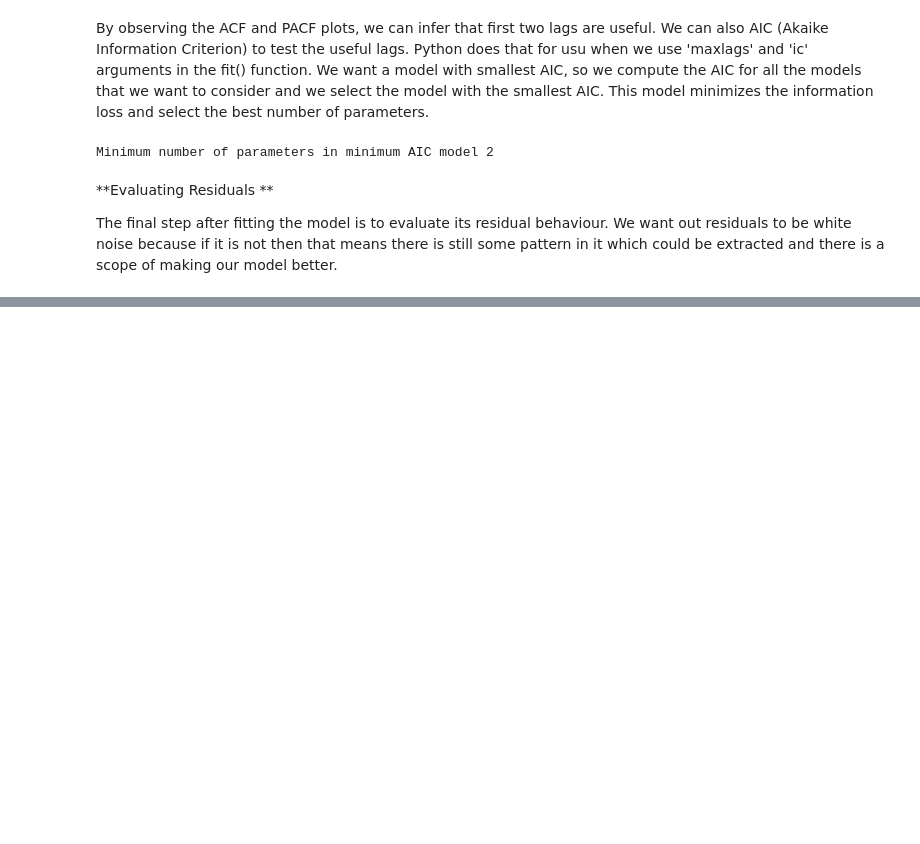
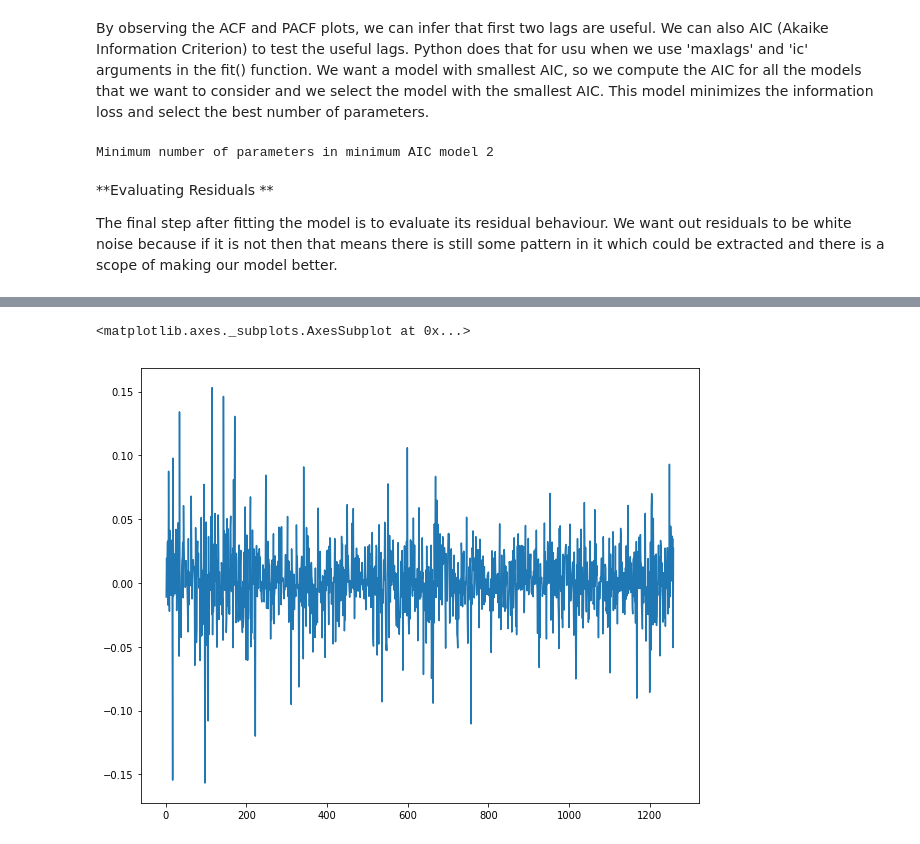
Before and after one commit to kushkul/Time-Series, a Jupyter notebook: Time Series - II (AR Models).ipynb, the cells around one changed output, grey strips where cells are left out. Cells and saved outputs as stored; diff of their text form; code cells hidden in the pictures; blank space fills up the shorter version.

```diff
--- a/Time Series - II (AR Models).ipynb
+++ b/Time Series - II (AR Models).ipynb
@@ -169,0 +185,5 @@ The residuals looks like randomly distributed in the first plot, indicating that
+# %%
+#Downloading the data from the directory
+
+tsla_market_data = pd.read_csv("C:\\Users\ku.kulshrestha\Downloads\TSLA.csv")
+print(tsla_market_data.head(5))
@@ -169,0 +206,12 @@ The residuals looks like randomly distributed in the first plot, indicating that
+# %%
+tsla_ts_data = tsla_market_data[['Date', 'Close']]
+
+#Adding a new col in the dataframe
+tsla_ts_data['Log_return'] = np.nan
+tsla_ts_data.head()
+for i in range(1, len(tsla_ts_data)):
+    tsla_ts_data.loc[i, 'Log_return'] = np.log(np.divide(tsla_ts_data.loc[i,'Close'], tsla_ts_data.loc[i-1, 'Close']))
+
+#removing the first row as Log_return cannot be defined for it
+tsla_ts_data = tsla_ts_data.dropna()
+tsla_ts_data.head()
@@ -169,0 +225,6 @@ The residuals looks like randomly distributed in the first plot, indicating that
+# %%
+#Plotting the distribution of the log returns
+tsla_ts_data.Log_return.plot(figsize = (10,8))
+# %% [output]
+<matplotlib.axes._subplots.AxesSubplot at 0x...>
+[figure, added]
```
Also changed, not shown: parts of 13 cells of this notebook.
